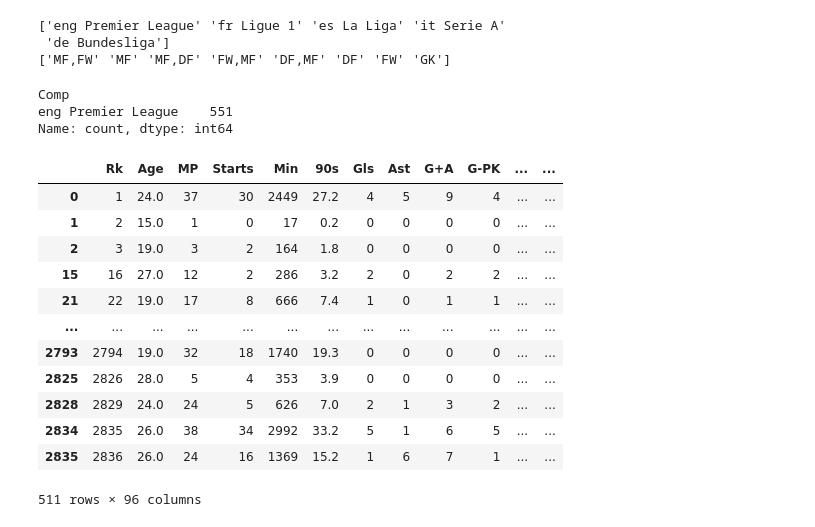
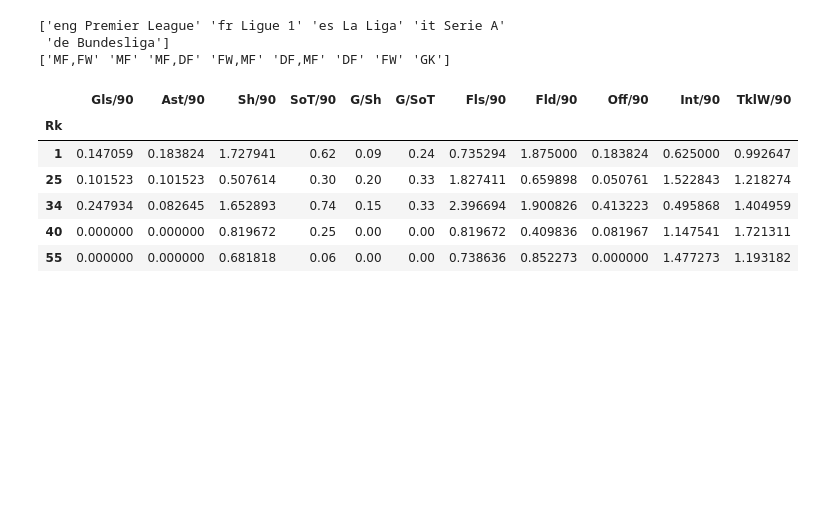
Before and after one commit to grahamx24/scoutGPT, a Jupyter notebook: notebooks/explore.ipynb, the cells around one changed output. Cells and saved outputs as stored; diff of their text form; code cells hidden in the pictures; blank space fills up the shorter version.

Commit message:
More EDA with Prem and LaLiga

```diff
--- a/notebooks/explore.ipynb
+++ b/notebooks/explore.ipynb
@@ -1,8 +3,21 @@
 # %%
 import pandas as pd
+from sklearn.preprocessing import StandardScaler
 
 MIN_MINUTES = 900 #10 full matches
-players = pd.read_csv("../data/players_data-2025_2026.csv")
+players = pd.read_csv("../data/players_data-2025_2026.csv", index_col='Rk')
 players = players[players['Min'] >= MIN_MINUTES]
-players.info()
+
+DROP_FEATURES = ['Rk_stats_keeper', 'Nation_stats_keeper', 'Pos_stats_keeper', 'Comp_stats_keeper', 'Age_stats_keeper',
+                 'Born_stats_keeper', 'MP_stats_keeper', 'Starts_stats_keeper', 'Min_stats_keeper', '90s_stats_keeper',
+                'PK_stats_shooting', 'PKatt_stats_shooting', 'Rk_stats_playing_time', 'Nation_stats_playing_time', 'Pos_stats_playing_time',
+                'Comp_stats_playing_time', 'Age_stats_playing_time', 'Born_stats_playing_time', 'MP_stats_playing_time', 'Min_stats_playing_time',
+                 'Rk_stats_shooting', 'Nation_stats_shooting', 'Pos_stats_shooting', 'Comp_stats_shooting', 'Age_stats_shooting', 'Born_stats_shooting',
+                 '90s_stats_shooting', 'Gls_stats_shooting', 'Rk_stats_misc', 'Nation_stats_misc', 'Pos_stats_misc', 'Comp_stats_misc', 'Age_stats_misc',
+                'Born_stats_misc', '90s_stats_misc', 'CrdY_stats_misc', 'CrdR_stats_misc', '90s_stats_playing_time', 'Starts_stats_playing_time']
+
+players = players.drop(columns=DROP_FEATURES)
+
+for col in players.columns:
+    print(col, " ", end="")
 # %% [output]
@@ -28,30 +39,32 @@ print(positions)
  'de Bundesliga']
 ['MF,FW' 'MF' 'MF,DF' 'FW,MF' 'DF,MF' 'DF' 'FW' 'GK']
 # %%
-GOAL_KEEPER_FEATURES = ['GA', 'Saves', 'Save%', 'CS', 'CS%', 'PKA', 'PKsv']
+GOAL_KEEPER_FEATURES = ['GA', 'Saves', 'Save%', 'CS', 'CS%', 'PKsv', '90s']
+OUTFIELD_FEATURES = ['Gls', 'Ast', 'Sh', 'SoT/90', 'G/Sh', 'G/SoT', 'Fls', 'Fld', 'Off', 'Int','TklW','90s']
 QUALITATIVE_FEATURES = ['Player','Pos', 'Nation', 'Squad', 'Comp', 'Born']
 # %%
-prem = df[df['Comp'] == 'eng Premier League']
-prem['Comp'].value_counts()
+prem = players[players['Comp'] == 'eng Premier League']
-# %% [output]
-Comp
-eng Premier League    551
-Name: count, dtype: int64
 # %%
 prem_outfield = prem[prem['Pos'] != 'GK']
-prem_outfield.drop(columns=GOAL_KEEPER_FEATURES)
-prem_outfield.drop(columns=QUALITATIVE_FEATURES)
+prem_outfield = prem[OUTFIELD_FEATURES]
+
+#Missing values found in G/Sh and G/SoT, fill with mean
+prem_outfield['G/Sh'] = prem_outfield['G/Sh'].fillna(prem_outfield['G/Sh'].mean())
+prem_outfield['G/SoT'] = prem_outfield['G/SoT'].fillna(prem_outfield['G/SoT'].mean())
+
+#Adjusting Stats on a Per 90 Basis
+cols_to_change = ['Gls', 'Ast', 'Sh', 'Fls', 'Fld', 'Off', 'Int', 'TklW']
+prem_outfield[cols_to_change] = prem_outfield[cols_to_change].apply(lambda x: x / prem_outfield['90s'])
+prem_outfield = prem_outfield.rename(columns={'Gls': 'Gls/90', 'Ast': 'Ast/90', 'Sh': 'Sh/90',
+                                              'Fls': 'Fls/90', 'Fld': 'Fld/90', 'Off': 'Off/90',
+                                              'Int': 'Int/90', 'TklW': 'TklW/90'})
+prem_outfield = prem_outfield.drop(columns='90s')
+prem_outfield.head()
 # %% [output]
-|  | Rk | Age | MP | Starts | Min | 90s | Gls | Ast | G+A | G-PK | ... | ... |
-| 0 | 1 | 24.0 | 37 | 30 | 2449 | 27.2 | 4 | 5 | 9 | 4 | ... | ... |
-| 1 | 2 | 15.0 | 1 | 0 | 17 | 0.2 | 0 | 0 | 0 | 0 | ... | ... |
-| 2 | 3 | 19.0 | 3 | 2 | 164 | 1.8 | 0 | 0 | 0 | 0 | ... | ... |
-| 15 | 16 | 27.0 | 12 | 2 | 286 | 3.2 | 2 | 0 | 2 | 2 | ... | ... |
-| 21 | 22 | 19.0 | 17 | 8 | 666 | 7.4 | 1 | 0 | 1 | 1 | ... | ... |
-| ... | ... | ... | ... | ... | ... | ... | ... | ... | ... | ... | ... | ... |
-| 2793 | 2794 | 19.0 | 32 | 18 | 1740 | 19.3 | 0 | 0 | 0 | 0 | ... | ... |
-| 2825 | 2826 | 28.0 | 5 | 4 | 353 | 3.9 | 0 | 0 | 0 | 0 | ... | ... |
-| 2828 | 2829 | 24.0 | 24 | 5 | 626 | 7.0 | 2 | 1 | 3 | 2 | ... | ... |
-| 2834 | 2835 | 26.0 | 38 | 34 | 2992 | 33.2 | 5 | 1 | 6 | 5 | ... | ... |
-| 2835 | 2836 | 26.0 | 24 | 16 | 1369 | 15.2 | 1 | 6 | 7 | 1 | ... | ... |
+|  | Gls/90 | Ast/90 | Sh/90 | SoT/90 | G/Sh | G/SoT | Fls/90 | Fld/90 | Off/90 | Int/90 | TklW/90 |
+| Rk |  |  |  |  |  |  |  |  |  |  |  |
+| 1 | 0.147059 | 0.183824 | 1.727941 | 0.62 | 0.09 | 0.24 | 0.735294 | 1.875000 | 0.183824 | 0.625000 | 0.992647 |
+| 25 | 0.101523 | 0.101523 | 0.507614 | 0.30 | 0.20 | 0.33 | 1.827411 | 0.659898 | 0.050761 | 1.522843 | 1.218274 |
+| 34 | 0.247934 | 0.082645 | 1.652893 | 0.74 | 0.15 | 0.33 | 2.396694 | 1.900826 | 0.413223 | 0.495868 | 1.404959 |
+| 40 | 0.000000 | 0.000000 | 0.819672 | 0.25 | 0.00 | 0.00 | 0.819672 | 0.409836 | 0.081967 | 1.147541 | 1.721311 |
+| 55 | 0.000000 | 0.000000 | 0.681818 | 0.06 | 0.00 | 0.00 | 0.738636 | 0.852273 | 0.000000 | 1.477273 | 1.193182 |
-511 rows × 96 columns
```
Also changed, not shown: parts of 9 cells of this notebook.
